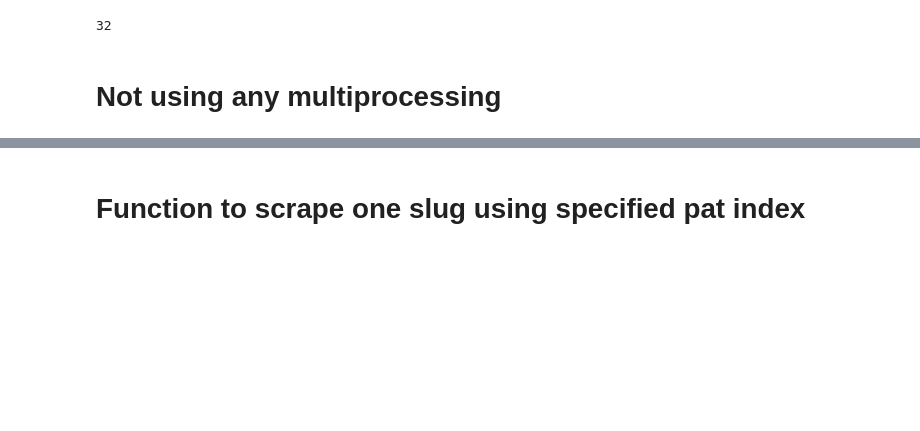
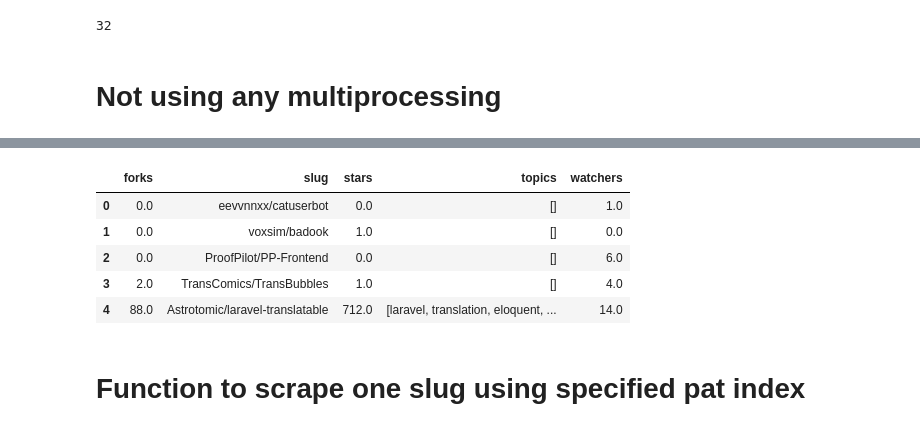
Before and after one commit to DSPG-Young-Scholars-Program/dspg21oss, a Jupyter notebook: src/01_scrape_readmes/03.a_scrape_repo_stats.ipynb, the cells around one changed output, grey strips where cells are left out. Saved outputs shown, nothing was run; the diff lists cells and outputs as text; code cells hidden in the pictures; blank space fills up the shorter version.

Commit message:
scrape more and topic modeling

```diff
--- a/src/01_scrape_readmes/03_scrape_repo_stats_pygithub-Copy1.ipynb
+++ b/src/01_scrape_readmes/03.a_scrape_repo_stats.ipynb
@@ -39,0 +61,3 @@ warnings.simplefilter(action='ignore', category=FutureWarning)
+# %%
+raw_slug_data = pd.read_csv('/home/zz3hs/git/dspg21oss/data/dspg21oss/crystal_to_scrape_0706.csv') #import csv
+raw_slug_data
@@ -188,0 +190,10 @@ df_repo_stats.head()
+# %%
+
+slugs1 = slugs[0:20000]
+
+start_time = datetime.datetime.now()
+print("Start scraping:", start_time)
+df_repo_stats = pull_repo_stats(0, slugs1)
+end_time =  datetime.datetime.now()
+print("Finished scraping", len(df_repo_stats), "of", len(slugs1), "records at", end_time)
+print("It took", end_time-start_time, "to run.")
@@ -189 +218,14 @@ df_repo_stats.head()
+# %%
+# read in the file and check
+df_repo_stats.head()
+#print(df_repo_stats)
+#print(df_repo_stats.isna().sum())
+#print(df_repo_stats.shape)
+# %% [output]
+|  | forks | slug | stars | topics | watchers |
+| 0 | 0.0 | eevvnnxx/catuserbot | 0.0 | [] | 1.0 |
+| 1 | 0.0 | voxsim/badook | 1.0 | [] | 0.0 |
+| 2 | 0.0 | ProofPilot/PP-Frontend | 0.0 | [] | 6.0 |
+| 3 | 2.0 | TransComics/TransBubbles | 1.0 | [] | 4.0 |
+| 4 | 88.0 | Astrotomic/laravel-translatable | 712.0 | [laravel, translation, eloquent, ... | 14.0 |
 # %%
```
Also changed, not shown: parts of 9 cells of this notebook, 4 other files.
